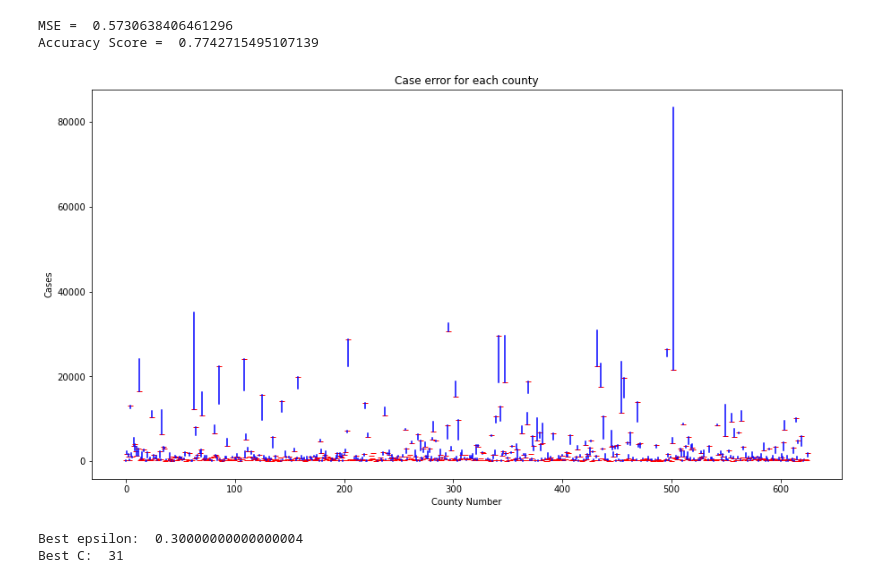
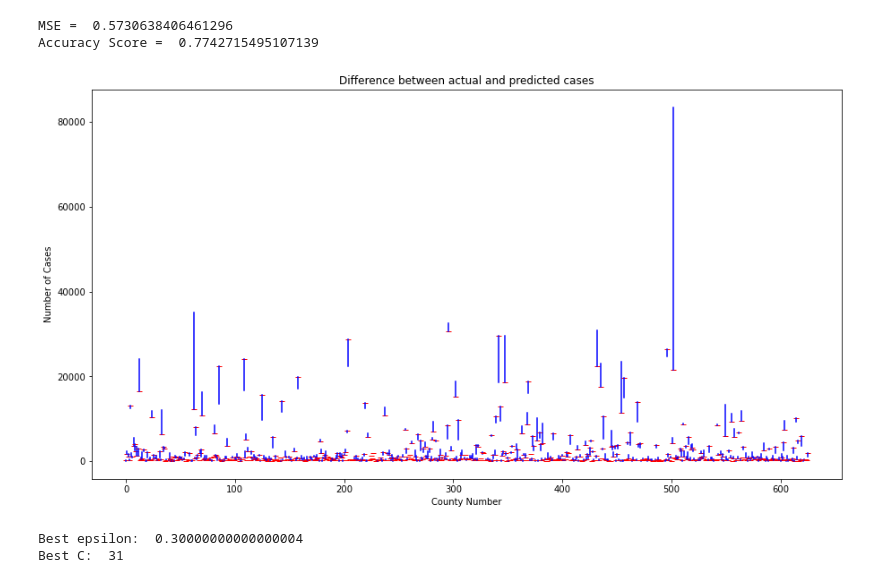
Before and after one commit to CS254-ML-FinalProject/Final-Project, a Jupyter notebook: Final Models.ipynb, the cells around one changed output. Saved outputs shown, nothing was run; the diff lists cells and outputs as text; code cells hidden in the pictures.

```diff
--- a/Final Models.ipynb
+++ b/Final Models.ipynb
@@ -253,12 +235,0 @@ array([[-2.89892227e+02,  2.89904022e+05]])
-# %%
-X = np.array(x[:, 1].A1)
-f = lin_regr.predict(x).flatten()
-
-fig, ax = plt.subplots(figsize=(12,8))
-ax.plot(X, f, color = "red", label='Prediction')
-ax.plot(normal_pop_df[0], df['cases'], "r+",color = "blue", label='Data')
-ax.legend(loc=2)
-ax.set_xlabel('Population')
-ax.set_ylabel('Positive Cases')
-ax.set_title('Predicted Positive Cases vs. Population')
-plt.show()
@@ -331,17 +300,17 @@ Accuracy Score =  0.7742715495107139
 # %%
 fig, ax = plt.subplots(figsize=(15,8))
 y_test_pred = svr.predict(x_test)
 y_df = pd.DataFrame(y_test)
 #plt.ylim((0,3))
 for i in range(len(x_test.index)):
     plt.plot(i, np.exp(y_test_pred[i]),'_r')
     plt.plot([i,i], [np.exp(y_test_pred[i]),np.exp(y_df.iloc[i,0])], 'b')
-plt.title('Case error for each county')
+plt.title('Difference between actual and predicted cases')
 plt.xlabel('County Number')
-plt.ylabel('Cases')
+plt.ylabel('Number of Cases')
 plt.show()
 # %% [output]
-[figure, old version]
+[figure, new version]
 # %%
 c_values = np.arange(1, 52 ,5)
 epsilon_values = np.arange(.1, .51 , .1)
```
Also changed, not shown: parts of 4 cells of this notebook.
